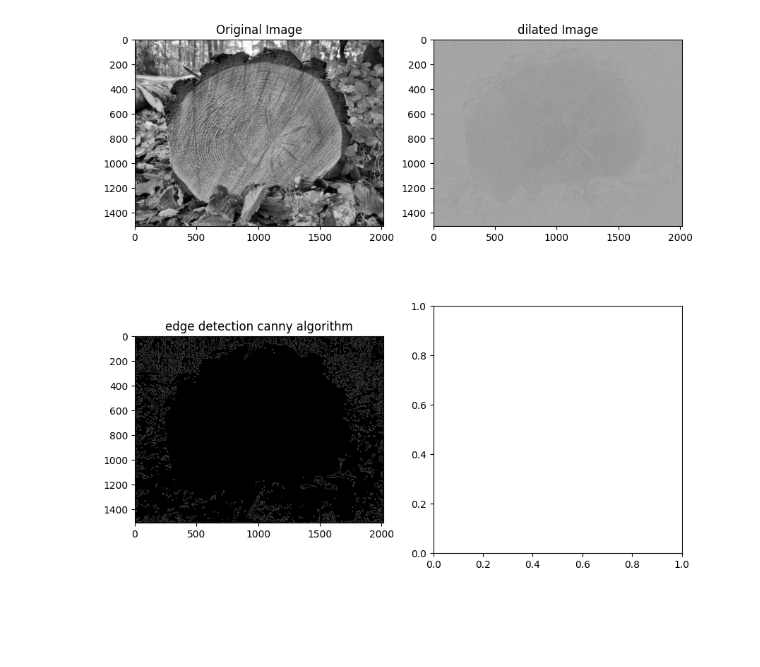
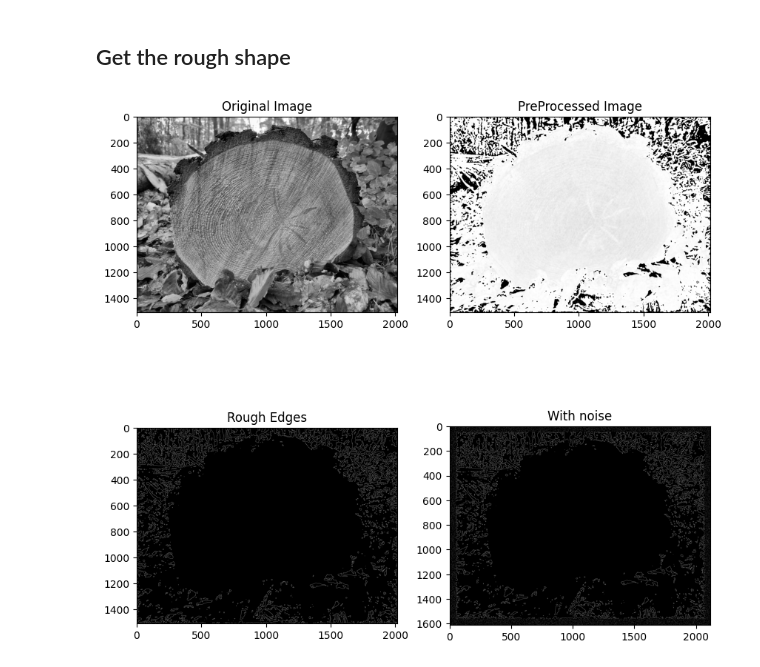
Before and after one commit to TheLoraxxz/DHBW-Mosbach-Digit-Bildverarbeitung-WS2023, a Jupyter notebook: CountRings.ipynb, the cells around one changed output. Drawn from its saved outputs; the diff is of its cells as text; code cells hidden in the pictures; blank space fills up the shorter version.

```diff
--- a/CountRings.ipynb
+++ b/CountRings.ipynb
@@ -1,29 +1,47 @@
+# %% [markdown]
+## Get the rough shape
 # %%
 import matplotlib.pyplot as plt
 import matplotlib.image as pltimg
 import numpy as np
-from scipy.ndimage import gaussian_filter
+import skimage.filters as filt
+import imutils
+from PIL import Image
 from skimage.morphology import reconstruction
 import scipy.ndimage as nd
 import cv2 as cv
+
+# load image
+img = pltimg.imread("./input.tif")
 # load original image
-img = pltimg.imread("./input.tif")
 fig,ax =plt.subplots(2,2,figsize=(10,10))
 ax[0][0].imshow(img,cmap=plt.get_cmap('gray'))
 ax[0][0].title.set_text("Original Image")
 # show image
-image = cv.Laplacian(img,cv.CV_64F)
+image = cv.Laplacian(img,cv.CV_32F)
 seed = np.copy(image)
-seed[1:-1, 1:-1] = image.min()
+seed[3:-3, 3:-3] = image.min()
 mask = image
 dilated = reconstruction(seed, mask, method='dilation')
-ax[0][1].imshow(dilated,cmap=plt.get_cmap('gray'))
-ax[0][1].title.set_text("dilated Image")
 # make gaussian to blur the inside of the image
-gaussianOfDilated = np.uint8(gaussian_filter(dilated,3))
+gaussianOfDilated = np.uint8(filt.gaussian(dilated,sigma=(3,3),truncate=3,channel_axis=2))
+ax[0][1].imshow(gaussianOfDilated,cmap=plt.get_cmap('gray'))
+ax[0][1].title.set_text("PreProcessed Image")
+# detect edges to see the rough shape of the tree trunc
 edges = cv.Canny(gaussianOfDilated, 100, 200)
 ax[1][0].imshow(edges,cmap=plt.get_cmap('gray'))
-ax[1][0].title.set_text("edge detection canny algorithm")
+ax[1][0].title.set_text("Rough Edges")
+
+image = np.zeros(shape=(img.shape[0]+100,img.shape[1]+100),dtype=np.uint8)
+# make black and white noise image
+x = np.random.randint(0, image.shape[1] - 1, int(0.05 * image.size))
+y = np.random.randint(0, image.shape[0] - 1, int(0.05 * image.size))
+image[y, x] = 255
+
+image[50:-50,50:-50] = edges
+ax[1][1].imshow(image,cmap=plt.get_cmap('gray'))
+ax[1][1].title.set_text("With noise")
+
 plt.show()
 # %% [output]
-[figure, old version]
+[figure, new version]
```
Also changed, not shown: parts of 3 cells of this notebook.
